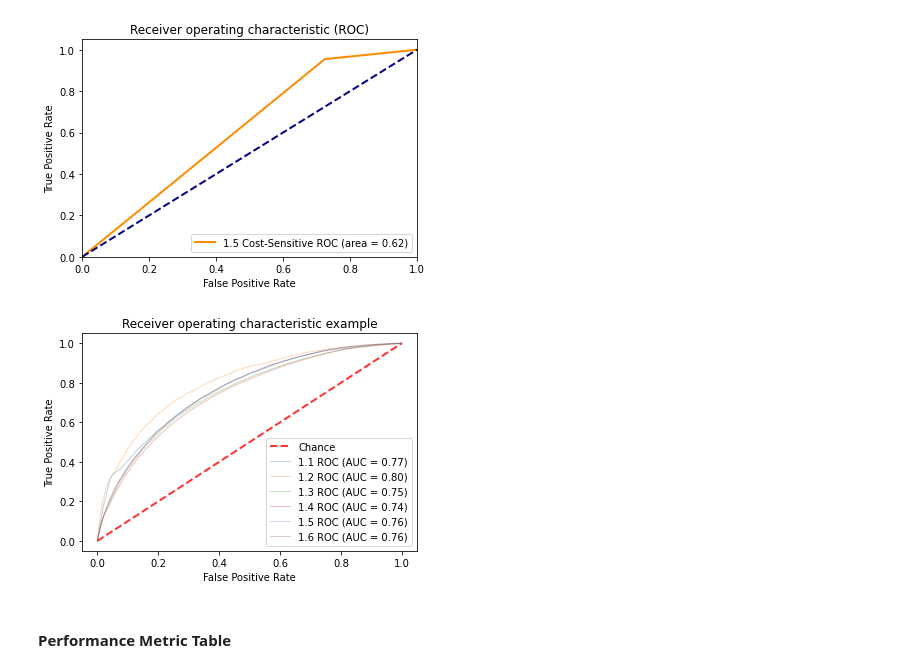
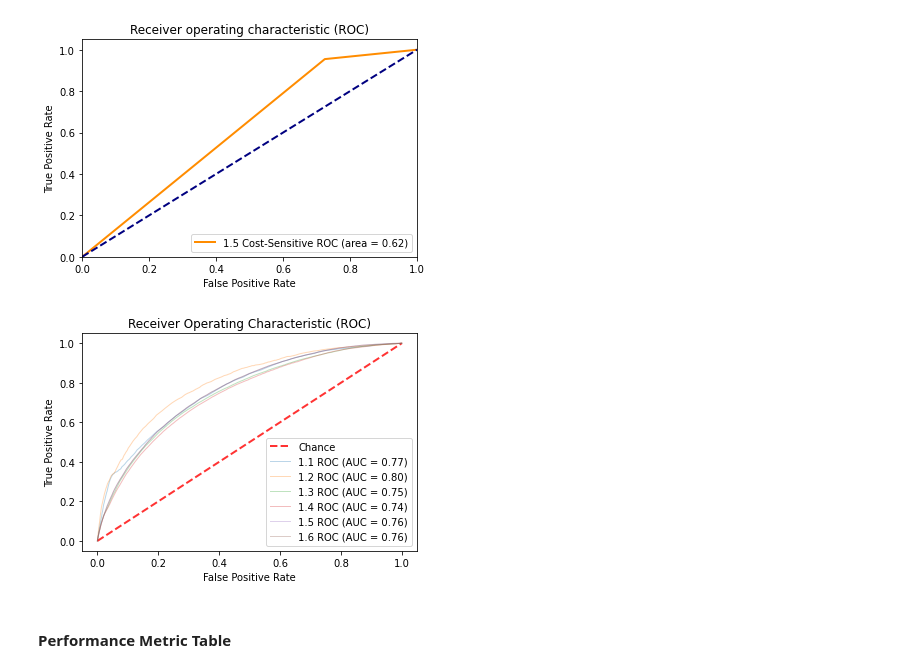
Before and after one commit to ryanquinnnelson/CMU-02718-HW3, a Jupyter notebook: HW_3_ryann.ipynb, the cells around one changed output. Drawn from its saved outputs; the diff is of its cells as text; code cells hidden in the pictures.

```diff
--- a/HW_3_ryann.ipynb
+++ b/HW_3_ryann.ipynb
@@ -873,3 +793,19 @@ def calc_sensitivity_and_f1(cm):
     f1 = 2 * (prec * sen) / (prec + sen)
 
     return (sen,f1)
+# %%
+def run_balanced_case(X,y):
+    # base case
+    clf = train_cost_sensitive_classifier(X,y,10,'balanced')
+
+    # calculate confusion matrix
+    y_predict = clf.predict(X)
+    y_real = y
+    cm = get_confusion_matrix(y_real,y_predict)
+
+    # calculate metrics
+    sen,f1 = calc_sensitivity_and_f1(cm)
+    print('\nSensitivity:',sen)
+    print('F-score:',f1)
+
+run_balanced_case(X_1_5_classifier,y_1_5)
@@ -933,3 +871,7 @@ clf_1_5 = train_cost_sensitive_classifier(X_1_5_classifier,y_1_5,10,{0:best_zero
+# %%
+# run classifier using best weights
+weights = {0:best_zero, 1:best_one}
+clf_1_5 = train_cost_sensitive_classifier(X_1_5_classifier,y_1_5,10,weights)
 # %%
 df_results = add_metrics_to_table(df_results,
                                   5,
@@ -1001,6 +943,9 @@ def weighted_f1(cm):
     return f1_weighted
 # %%
 # data
-X_1_6_classifier = X_1_5
+X_1_6 = X_1_5
 y_1_6 = y_1_5
+# %%
+# feature selection?
+X_1_6_classifier = X_1_6
 # %% [markdown]
@@ -1102,34 +1051,34 @@ plot_roc(fpr,tpr,auc)
 # %%
 from sklearn.metrics import plot_roc_curve
 import matplotlib.pyplot as plt
 
 fig, ax = plt.subplots()
 ax.plot([0, 1], [0, 1], linestyle='--', lw=2, color='r',label='Chance', alpha=.8)
-ax.set(xlim=[-0.05, 1.05], ylim=[-0.05, 1.05],title="Receiver operating characteristic example")
+ax.set(xlim=[-0.05, 1.05], ylim=[-0.05, 1.05],title="Receiver Operating Characteristic (ROC)")
 ax.legend(loc="lower right")
 
 # plot all results on one graph
 
 # 1.1 wrapper method
 plot_roc_curve(clf_1_1, X_1_1_classifier, y_1_1,name='1.1 ROC',alpha=0.3, lw=1, ax=ax)
 
 # 1.2 embedded method
 plot_roc_curve(clf_1_2, X_1_2_classifier, y_1_2,name='1.2 ROC',alpha=0.3, lw=1, ax=ax)
 
 # 1.3 wrapper method + imputed data
 plot_roc_curve(clf_1_3, X_1_3_classifier, y_1_3,name='1.3 ROC',alpha=0.3, lw=1, ax=ax)
 
 # 1.4 embedded method + imputed data
 plot_roc_curve(clf_1_4, X_1_4_classifier, y_1_4,name='1.4 ROC',alpha=0.3, lw=1, ax=ax)
 
 # 1.5 cost-sensitive
 plot_roc_curve(clf_1_5, X_1_5_classifier, y_1_5,name='1.5 ROC',alpha=0.3, lw=1, ax=ax)
 
 # 1.6 weighted average
 plot_roc_curve(clf_1_6, X_1_6_classifier, y_1_6,name='1.6 ROC',alpha=0.3, lw=1, ax=ax)
 
 plt.show()
 # %% [output]
-[figure, old version]
+[figure, new version]
 # %% [markdown]
 #### Performance Metric Table
```
Also changed, not shown: parts of 45 cells of this notebook.
